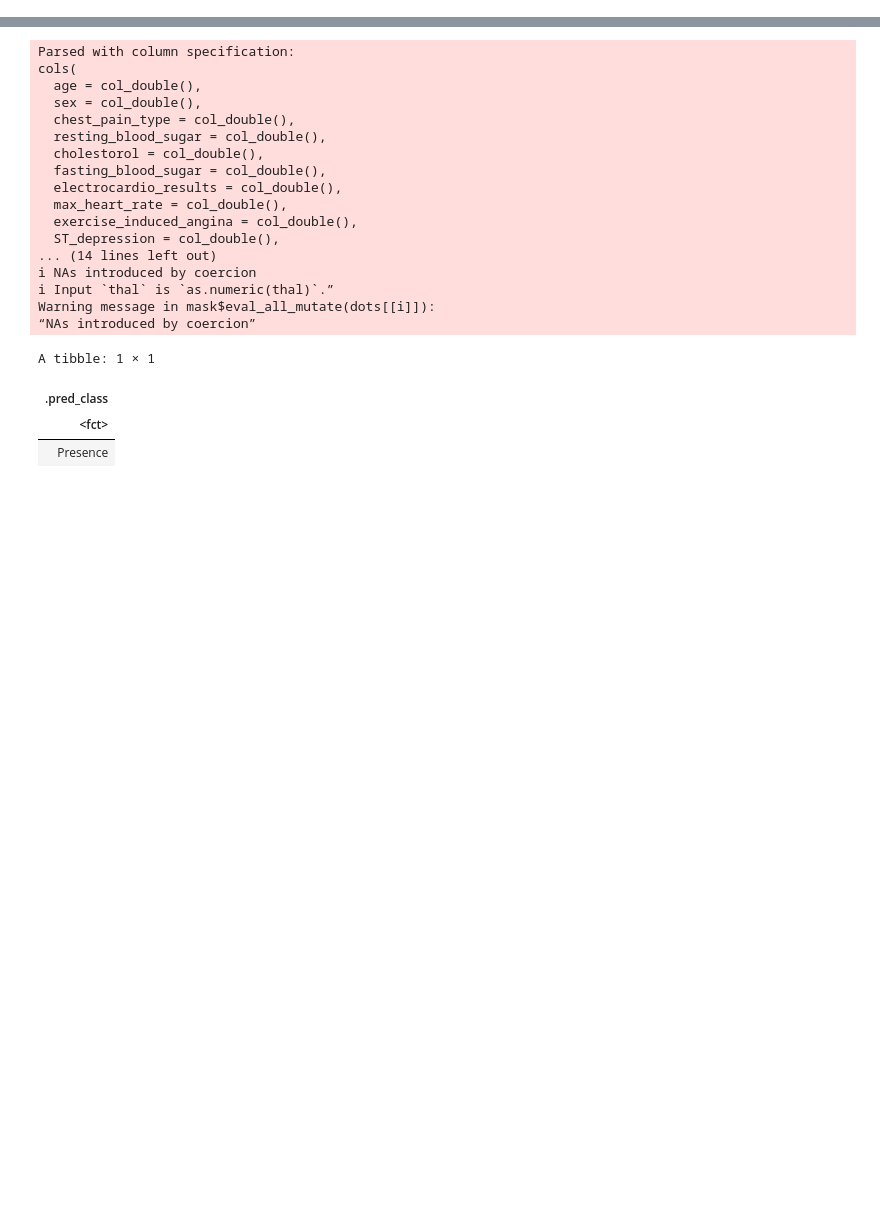
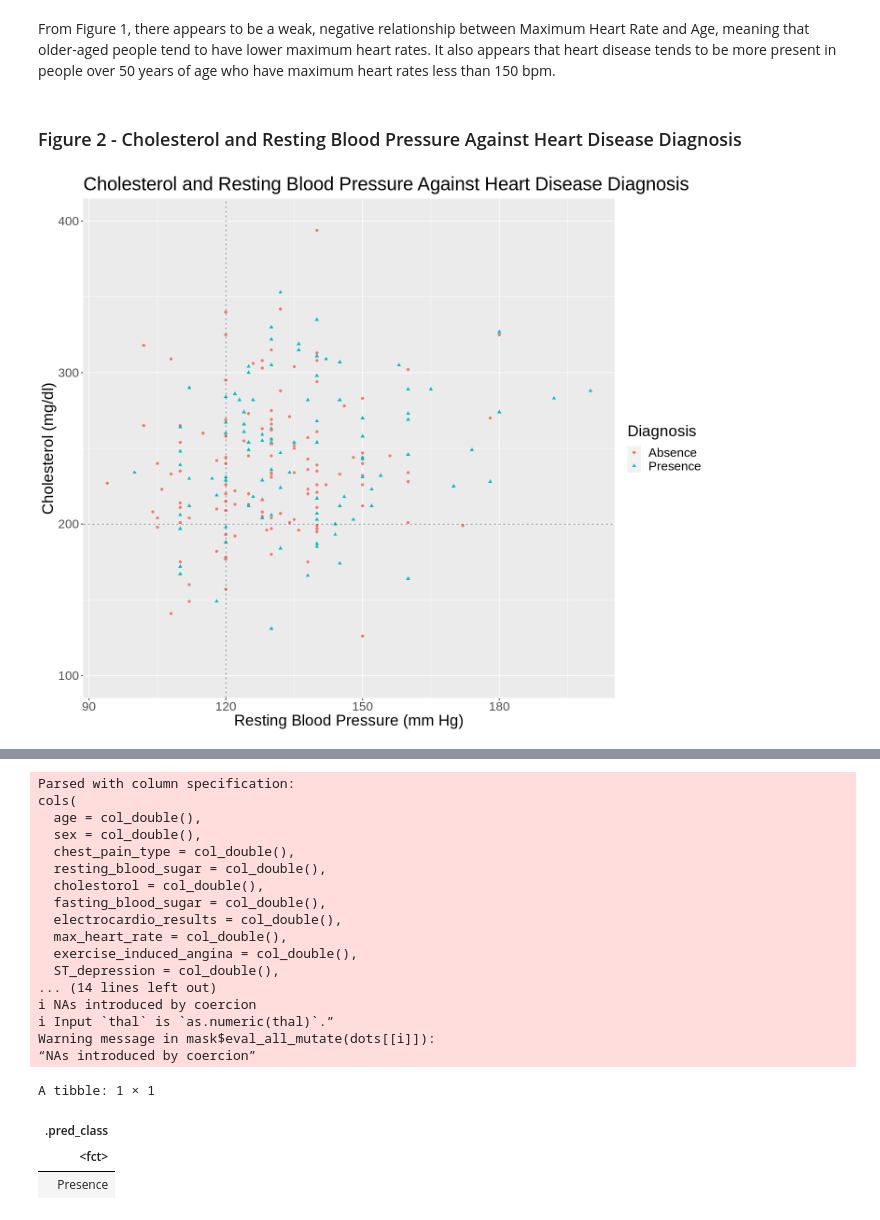
Before and after one commit to meleongg/dsci-100-project, a Jupyter notebook: report.ipynb, the cells around one changed output, grey strips where cells are left out. Drawn from its saved outputs; the diff is of its cells as text; code cells hidden in the pictures; blank space fills up the shorter version.

```diff
--- a/report.ipynb
+++ b/report.ipynb
@@ -0,0 +338,21 @@
+# %% [markdown]
+From Figure 1, there appears to be a weak, negative relationship between Maximum Heart Rate and Age, meaning that older-aged people tend to have lower maximum heart rates. It also appears that heart disease tends to be more present in people over 50 years of age who have maximum heart rates less than 150 bpm.
+# %%
+options(repr.plot.width = 12, repr.plot.height = 10)
+
+cholesterol_restingbp_plot <- heart_disease_train %>%
+    ggplot(aes(x = resting_blood_pressure, y = cholesterol, color = diagnosis, shape = diagnosis)) +
+        geom_point() +
+        labs(x = "Resting Blood Pressure (mm Hg)", y = "Cholesterol (mg/dl)", color = "Diagnosis", shape = "Diagnosis") +
+        theme(text = element_text(size = 20)) +
+        ggtitle("Cholesterol and Resting Blood Pressure Against Heart Disease Diagnosis") +
+        geom_hline(yintercept = 200, linetype = "dashed", size = 0.25, alpha = 0.8) +
+        geom_vline(xintercept = 120, linetype = "dashed", size = 0.25, alpha = 0.8) +
+        ylim(100, 400)
+# ylim limits y-axis values, excluding some outliers
+# %% [markdown]
+### Figure 2 - Cholesterol and Resting Blood Pressure Against Heart Disease Diagnosis
+# %%
+cholesterol_restingbp_plot
+# %% [output]
+[figure, added]
```
Also changed, not shown: parts of 58 cells of this notebook.
